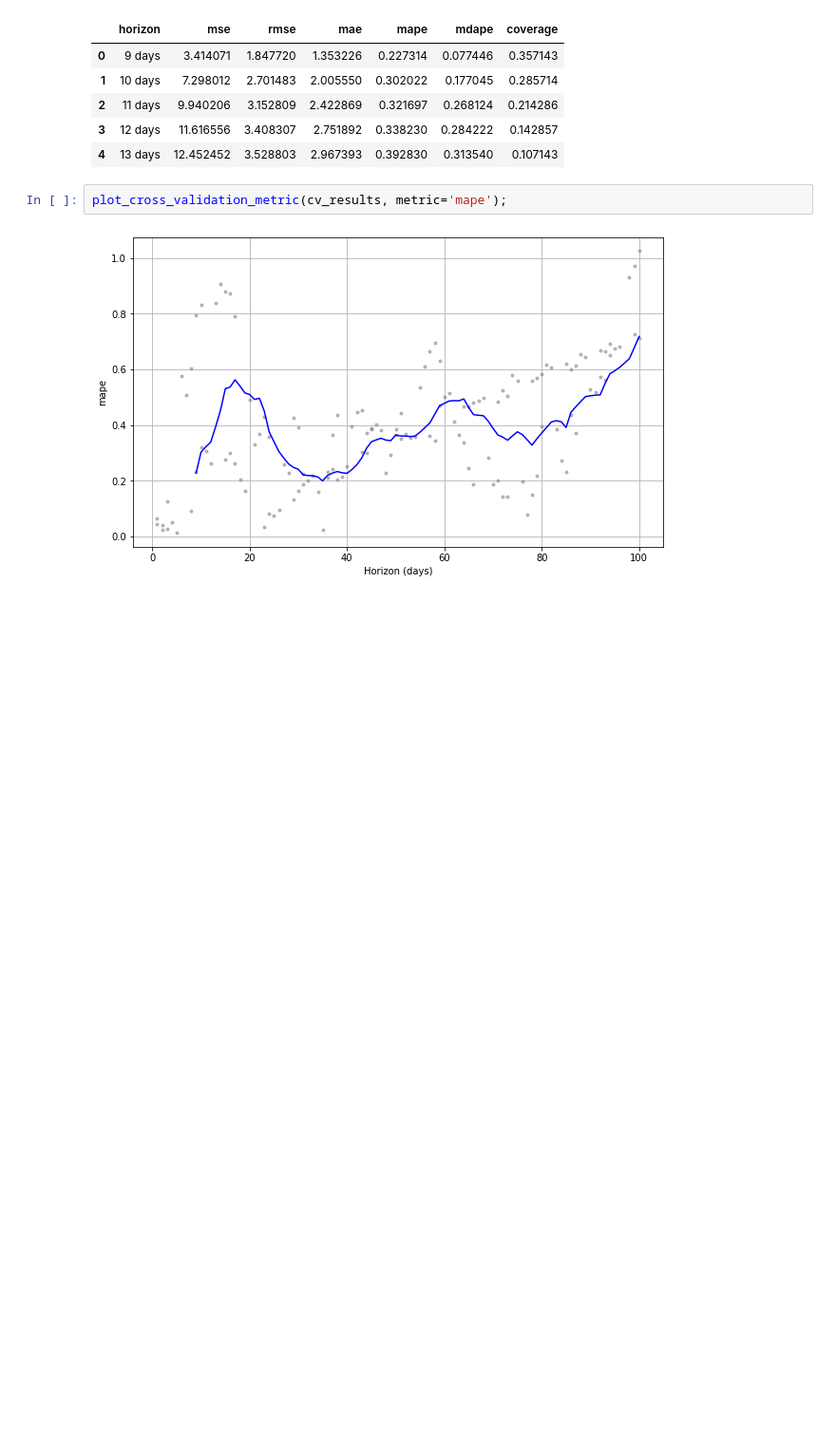
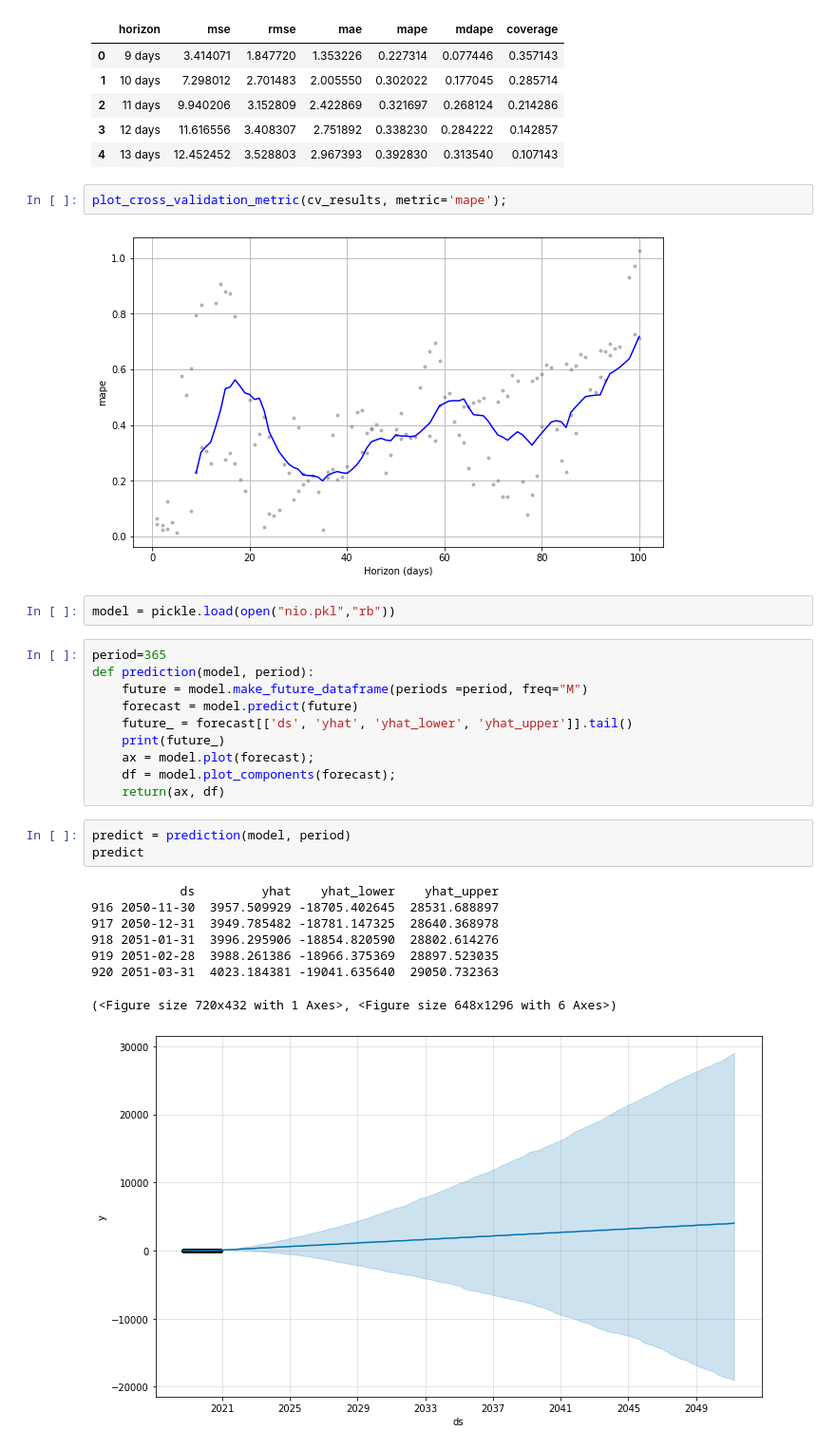
Before and after one commit to Feyisayomi/stock_prediction, a Jupyter notebook: notebooks/NIO_Facebook_prophet.ipynb, the cells around one changed output. Shown at 95% size. Saved outputs shown, nothing was run; the diff lists cells and outputs as text; blank space fills up the shorter version.

```diff
--- a/notebooks/NIO_Facebook_prophet.ipynb
+++ b/notebooks/NIO_Facebook_prophet.ipynb
@@ -309,3 +309,27 @@ df_p.head()
 plot_cross_validation_metric(cv_results, metric='mape');
 # %% [output]
 [figure]
+# %%
+model = pickle.load(open("nio.pkl","rb"))
+# %%
+period=365
+def prediction(model, period):
+    future = model.make_future_dataframe(periods =period, freq="M")
+    forecast = model.predict(future)
+    future_ = forecast[['ds', 'yhat', 'yhat_lower', 'yhat_upper']].tail()
+    print(future_)
+    ax = model.plot(forecast);
+    df = model.plot_components(forecast);
+    return(ax, df)
+# %%
+predict = prediction(model, period)
+predict
+# %% [output]
+            ds         yhat    yhat_lower    yhat_upper
+916 2050-11-30  3957.509929 -18705.402645  28531.688897
+917 2050-12-31  3949.785482 -18781.147325  28640.368978
+918 2051-01-31  3996.295906 -18854.820590  28802.614276
+919 2051-02-28  3988.261386 -18966.375369  28897.523035
+920 2051-03-31  4023.184381 -19041.635640  29050.732363
+(<Figure size 720x432 with 1 Axes>, <Figure size 648x1296 with 6 Axes>)
+[figure, added]
```
Also changed, not shown: parts of 1 cell of this notebook, 4 other files.
